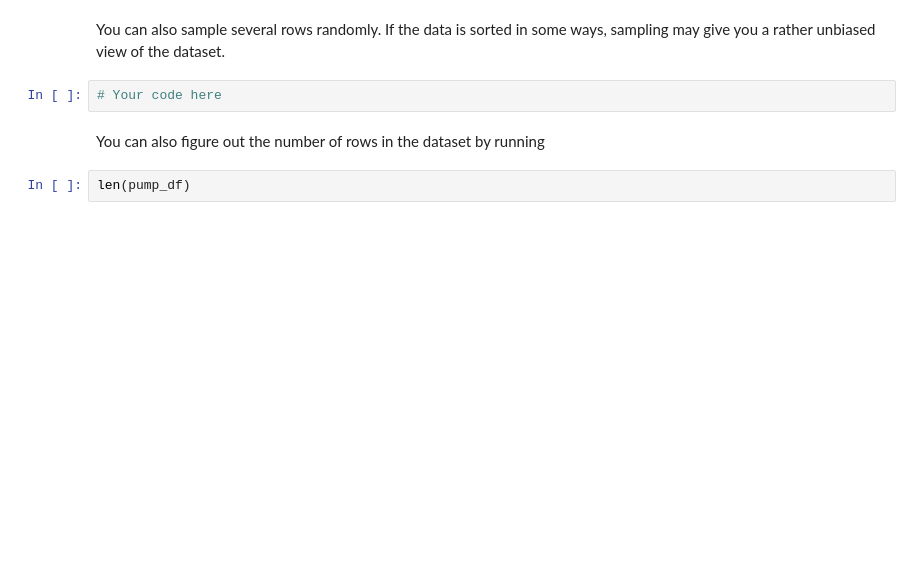
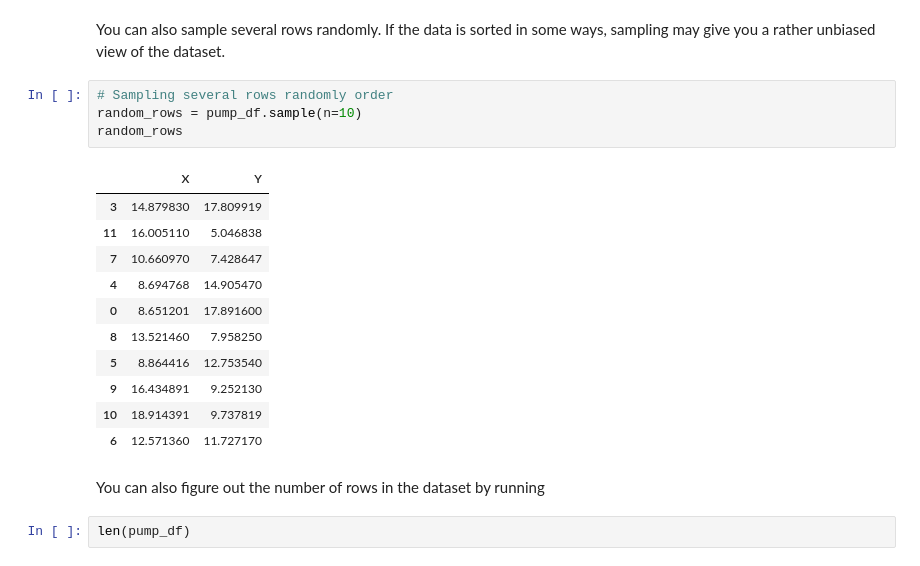
Before and after one commit to Rodi-Khalil/Script-Ninjas, a Jupyter notebook: Individual_work/dsb_{s215665}.ipynb, the cells around one changed output. Cells and saved outputs as stored; diff of their text form; blank space fills up the shorter version.

```diff
--- a/Individual_work/dsb_{s215665}.ipynb
+++ b/Individual_work/dsb_{s215665}.ipynb
@@ -70,7 +74,21 @@ ValueError: No tables found
 # %% [markdown]
 You can also sample several rows randomly. If the data is sorted in some ways, sampling may give you a rather unbiased view of the dataset.
-# %%
-# Your code here
+# %%
+# Sampling several rows randomly order
+random_rows = pump_df.sample(n=10)
+random_rows
+# %% [output]
+|  | X | Y |
+| 3 | 14.879830 | 17.809919 |
+| 11 | 16.005110 | 5.046838 |
+| 7 | 10.660970 | 7.428647 |
+| 4 | 8.694768 | 14.905470 |
+| 0 | 8.651201 | 17.891600 |
+| 8 | 13.521460 | 7.958250 |
+| 5 | 8.864416 | 12.753540 |
+| 9 | 16.434891 | 9.252130 |
+| 10 | 18.914391 | 9.737819 |
+| 6 | 12.571360 | 11.727170 |
 # %% [markdown]
 You can also figure out the number of rows in the dataset by running
 # %%
```
Also changed, not shown: parts of 21 cells of this notebook.
